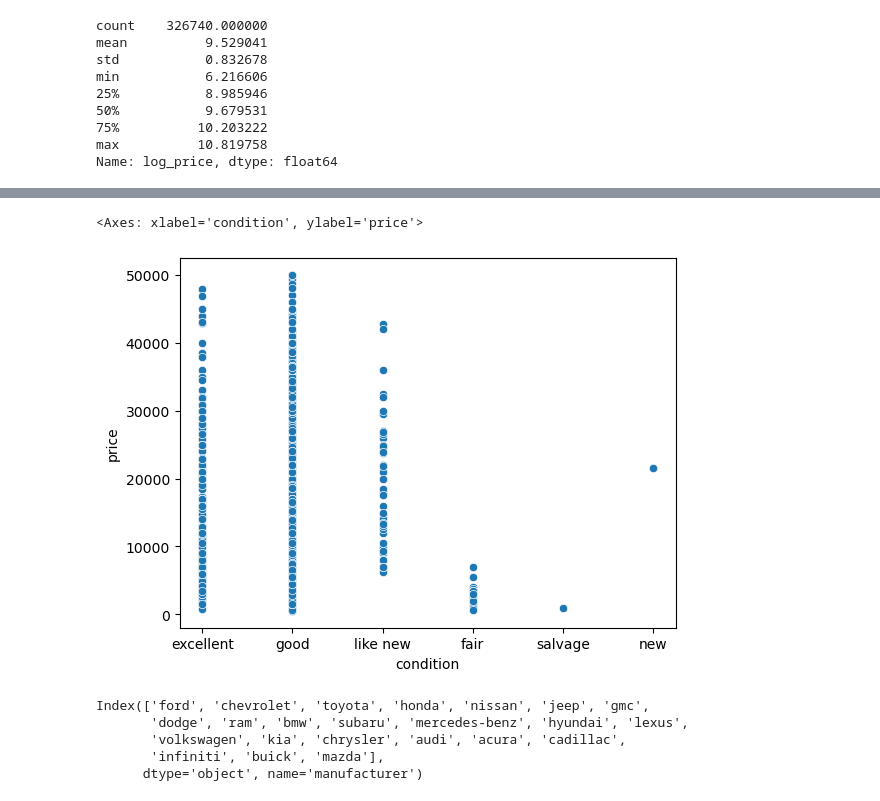
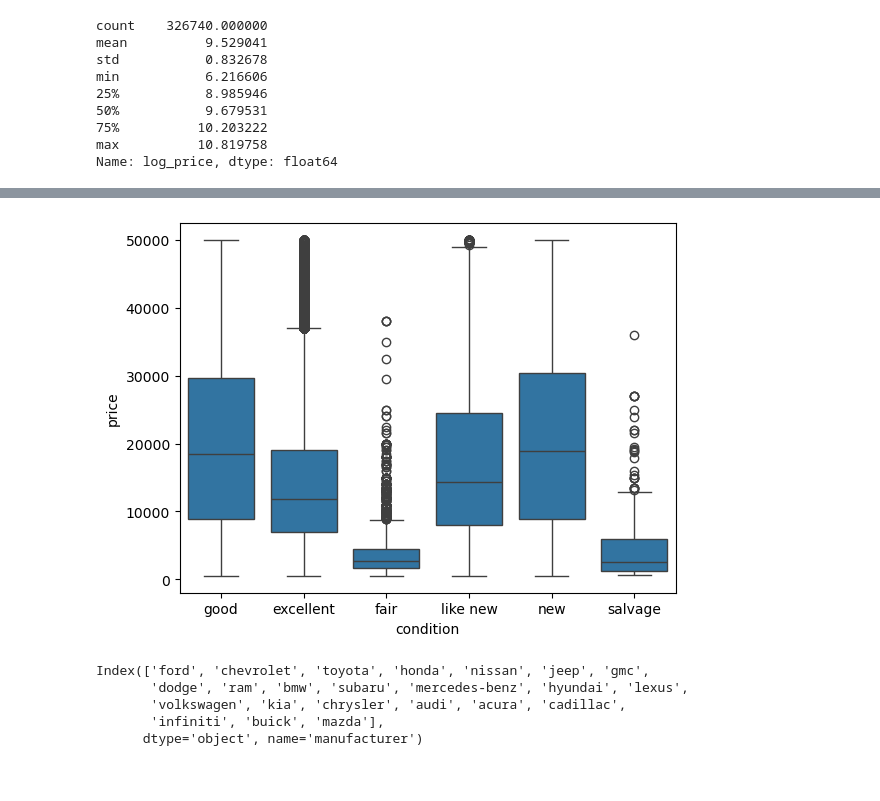
Before and after one commit to dshavoc/aiml-assignment-11.1, a Jupyter notebook: assignment11_1.ipynb, the cells around one changed output, grey strips where cells are left out. Saved outputs shown, nothing was run; the diff lists cells and outputs as text; code cells hidden in the pictures.

```diff
--- a/assignment11_1.ipynb
+++ b/assignment11_1.ipynb
@@ -214,8 +224,9 @@ fig.set_ylim(0, 12)
 # %%
-# Inspect condition vs price
-sns.scatterplot(df_clean.sample(1000), x='condition', y='price')
+# 8. Price vs condition
+sns.boxplot(df_clean, x='condition', y='price')
 # Observation: 'condition' has a turbulent relationship with price. It may carry little information for the model.
+
+plt.savefig('./images/price-vs-condition.png')
 # %% [output]
-<Axes: xlabel='condition', ylabel='price'>
-[figure, old version]
+[figure, new version]
 # %%
```
Also changed, not shown: parts of 29 cells of this notebook, 12 other files.
